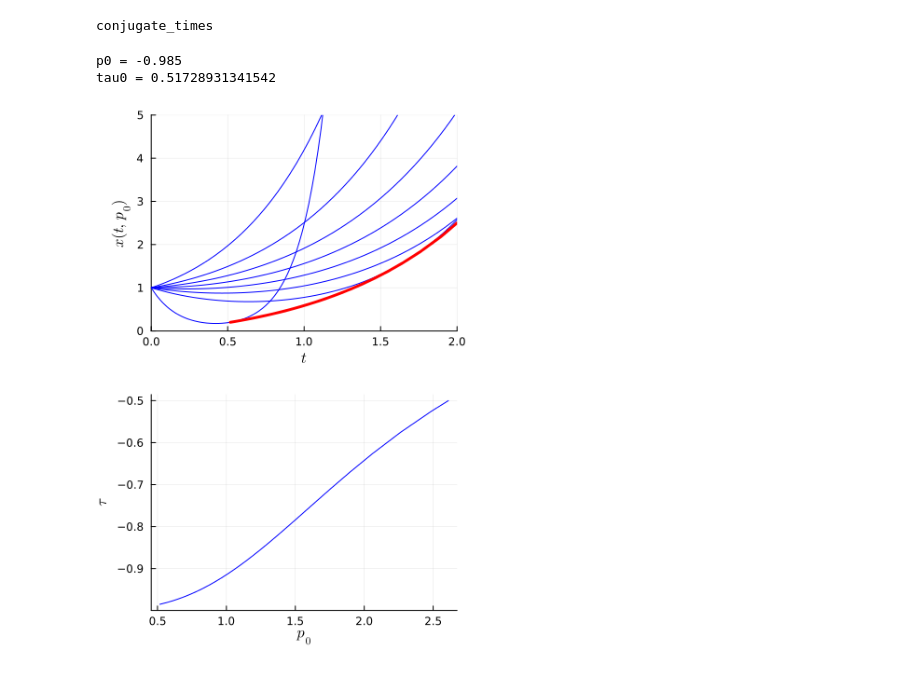
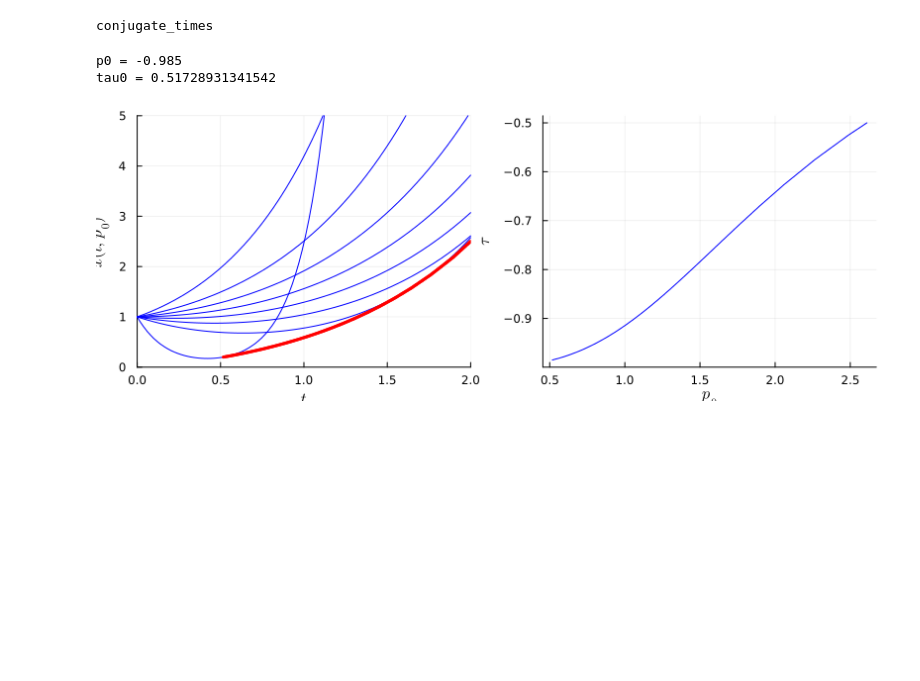
Before and after one commit to control-toolbox/Kupka, a Jupyter notebook: min-area.ipynb, the cells around one changed output. Saved outputs shown, nothing was run; the diff lists cells and outputs as text; code cells hidden in the pictures; blank space fills up the shorter version.

```diff
--- a/min-area.ipynb
+++ b/min-area.ipynb
@@ -243,31 +247,31 @@ conjugate_times
 # %%
 # conjugate locus
 println("p0 = ", p0)
 println("tau0 = ", tau0)
 
 taus, p0s = conjugate_times((p0, -0.5), tau0)
 
 # plot tau(p0)
 plt_conj_times = plot(taus, p0s, xlabel = L"p_0", ylabel = L"\tau", color=color_trajectory)
 
 # get conjugate points
 X = []
 for (tau, p0) ∈ zip(taus, p0s)
     # compute x(tau, p0)
     x = (π ∘ ocp_flow)(t0, x0, p0, tau)
     push!(X, x)
 end
 
 # plot conjugate points on plt_x
 plot!(plt_x, taus, X, linewidth=3, color=:red, legend=false, xlims=(0.,2.0), ylims=(0.,5.))
 
 #
-plt_conj2 = plot(plt_x, plt_conj_times, layout=(2,1), legend=false, size=(400,600))
+plt_conj2 = plot(plt_x, plt_conj_times, layout=(1,2), legend=false, size=(800,300))
 
 #
 Plots.pdf(plt_conj2, "./fig-example1/fig4_example1.pdf")
 plot(plt_conj2)
 # %% [output]
 p0 = -0.985
 tau0 = 0.51728931341542
-[figure, old version]
+[figure, new version]
```
Also changed, not shown: parts of 3 cells of this notebook, 4 other files.
